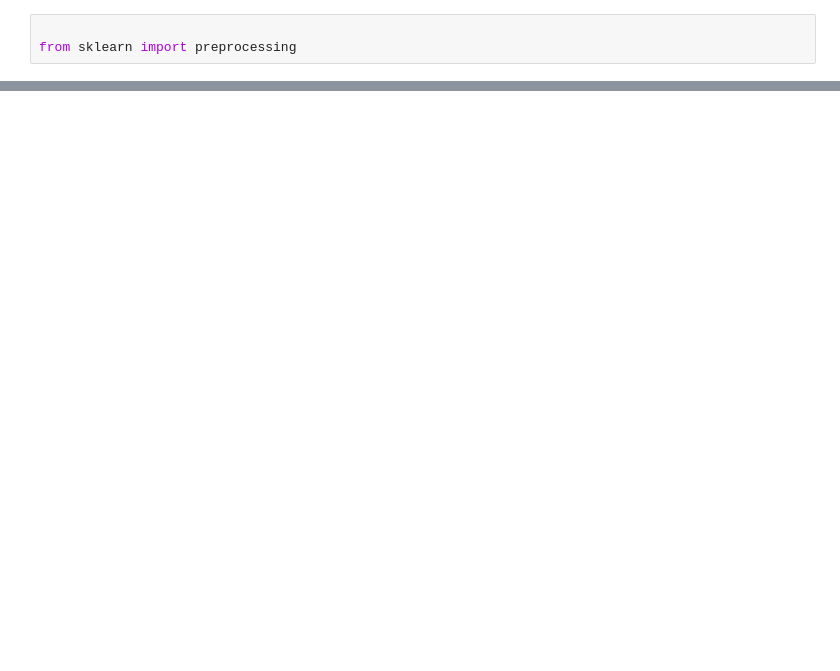
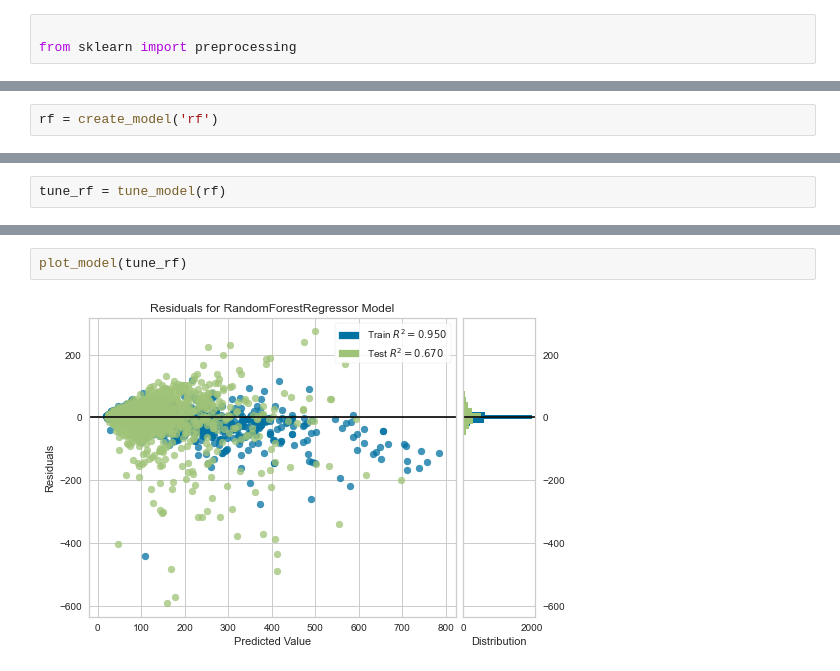
Before and after one commit to CraigBentzen/Airbnb_Capstone, a Jupyter notebook: Modeling/Pre_Processing_and_Modeling.ipynb, the cells around one changed output, grey strips where cells are left out. Saved outputs shown, nothing was run; the diff lists cells and outputs as text; blank space fills up the shorter version.

```diff
--- a/Modeling/Pre_Processing_and_Modeling.ipynb
+++ b/Modeling/Pre_Processing_and_Modeling.ipynb
@@ -370,0 +163,2 @@ SVC(C=100)
+# %%
+rf = create_model('rf')
@@ -370,0 +179,2 @@ SVC(C=100)
+# %%
+tune_rf = tune_model(rf)
@@ -370,0 +195,4 @@ SVC(C=100)
+# %%
+plot_model(tune_rf)
+# %% [output]
+[figure, added]
```
Also changed, not shown: parts of 100 cells of this notebook.
